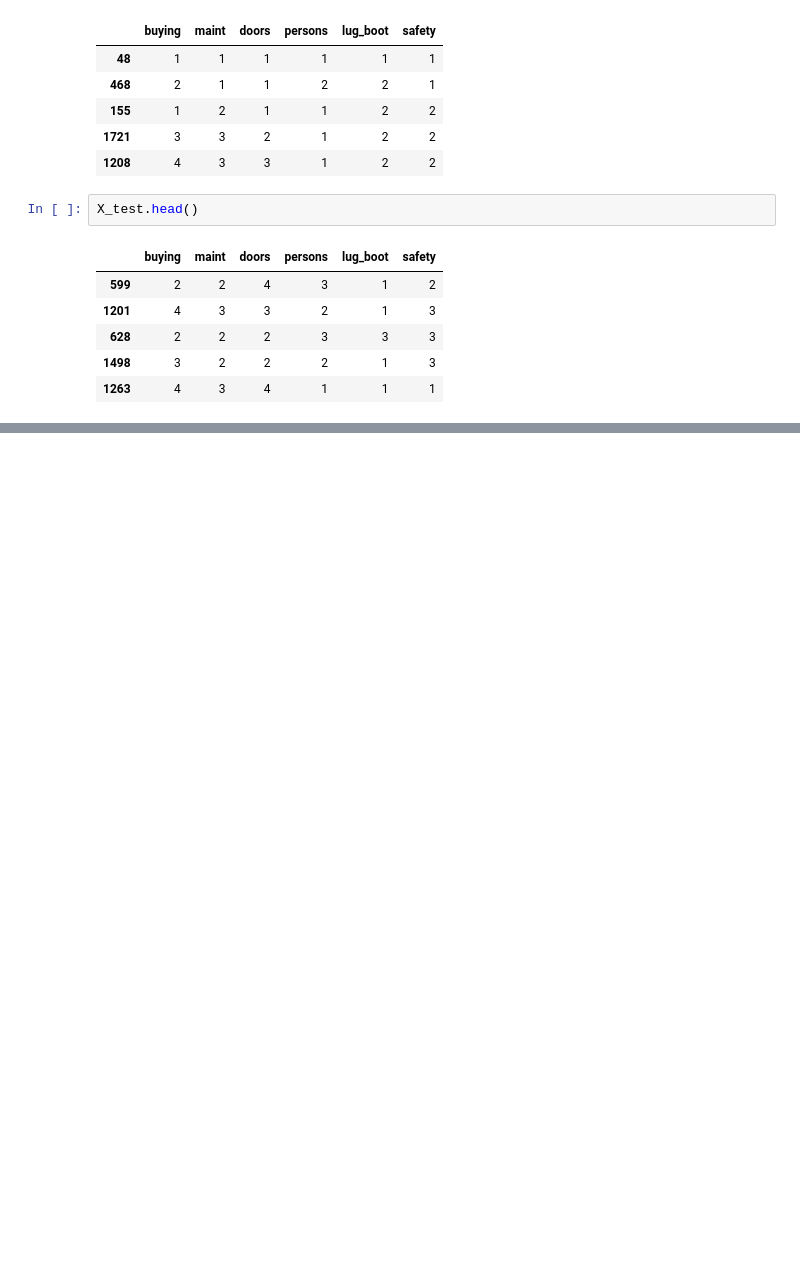
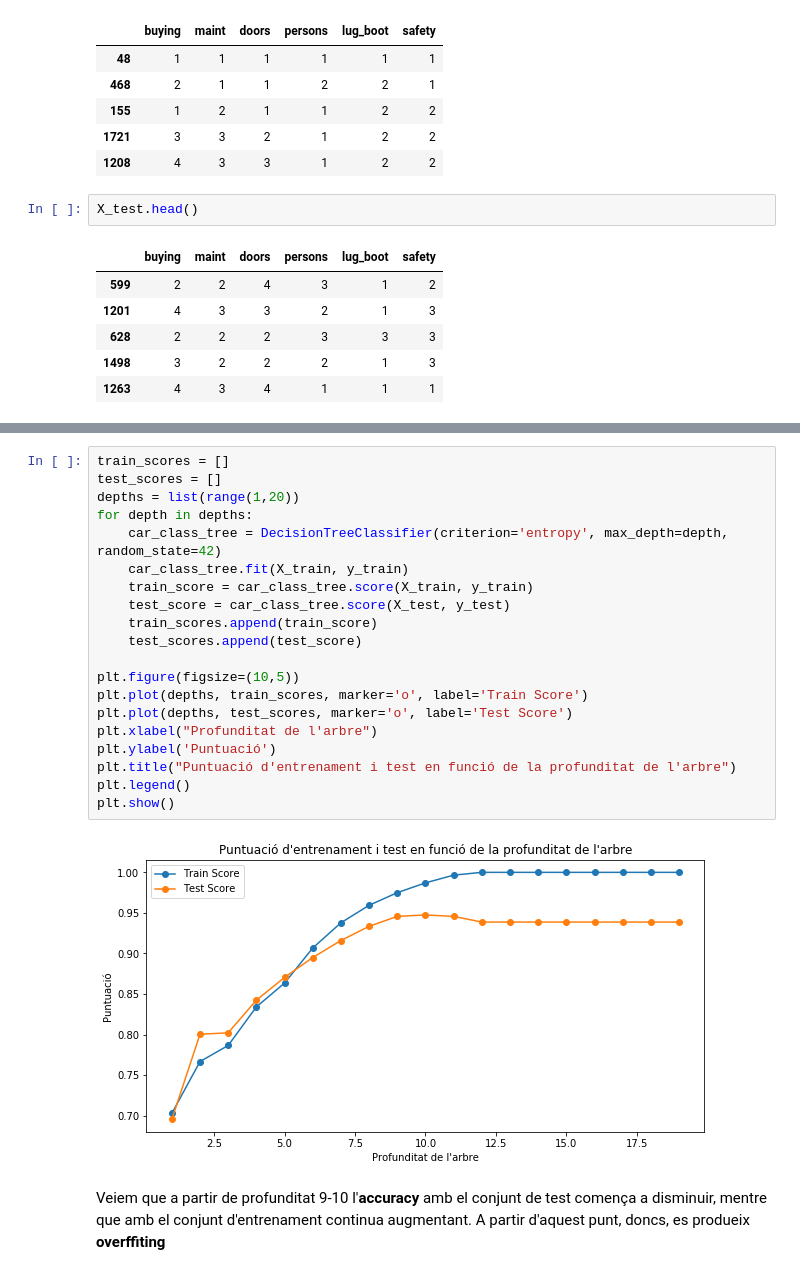
Before and after one commit to estevedelacebo/hello_world, a Jupyter notebook: exemple_arbres_de_classificació.ipynb, the cells around one changed output, grey strips where cells are left out. Saved outputs shown, nothing was run; the diff lists cells and outputs as text; blank space fills up the shorter version.

```diff
--- a/exemple_arbres_de_classificació.ipynb
+++ b/exemple_arbres_de_classificació.ipynb
@@ -466,0 +257,24 @@ Thank you
+# %%
+train_scores = []
+test_scores = []
+depths = list(range(1,20))
+for depth in depths:
+    car_class_tree = DecisionTreeClassifier(criterion='entropy', max_depth=depth, random_state=42)
+    car_class_tree.fit(X_train, y_train)
+    train_score = car_class_tree.score(X_train, y_train)
+    test_score = car_class_tree.score(X_test, y_test)
+    train_scores.append(train_score)
+    test_scores.append(test_score)
+
+plt.figure(figsize=(10,5))
+plt.plot(depths, train_scores, marker='o', label='Train Score')
+plt.plot(depths, test_scores, marker='o', label='Test Score')
+plt.xlabel("Profunditat de l'arbre")
+plt.ylabel('Puntuació')
+plt.title("Puntuació d'entrenament i test en funció de la profunditat de l'arbre")
+plt.legend()
+plt.show()
+# %% [output]
+[figure, added]
+# %% [markdown]
+Veiem que a partir de profunditat 9-10 l'**accuracy** amb el conjunt de test comença a disminuir, mentre que amb el conjunt d'entrenament continua augmentant. A partir d'aquest punt, doncs, es produeix **overffiting**
```
Also changed, not shown: parts of 68 cells of this notebook.
